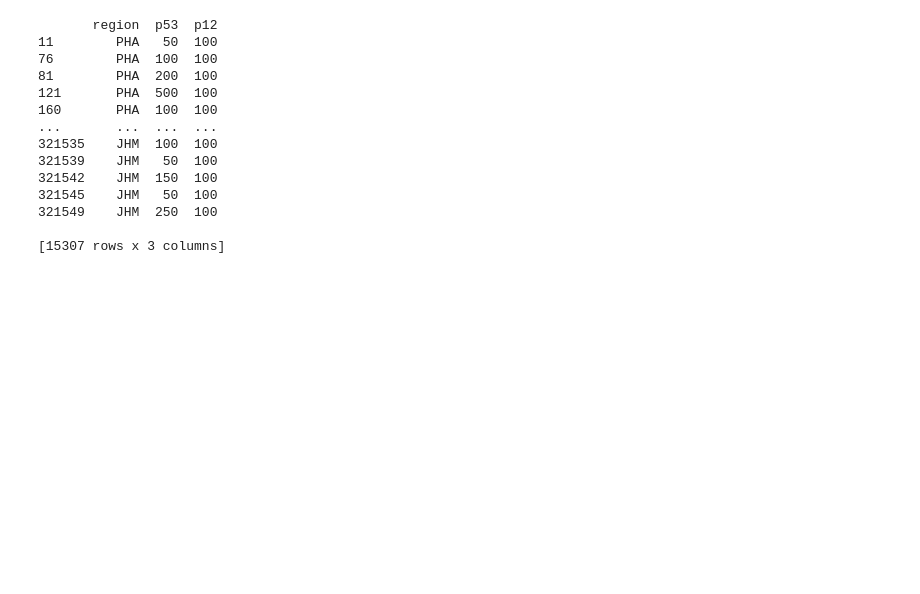
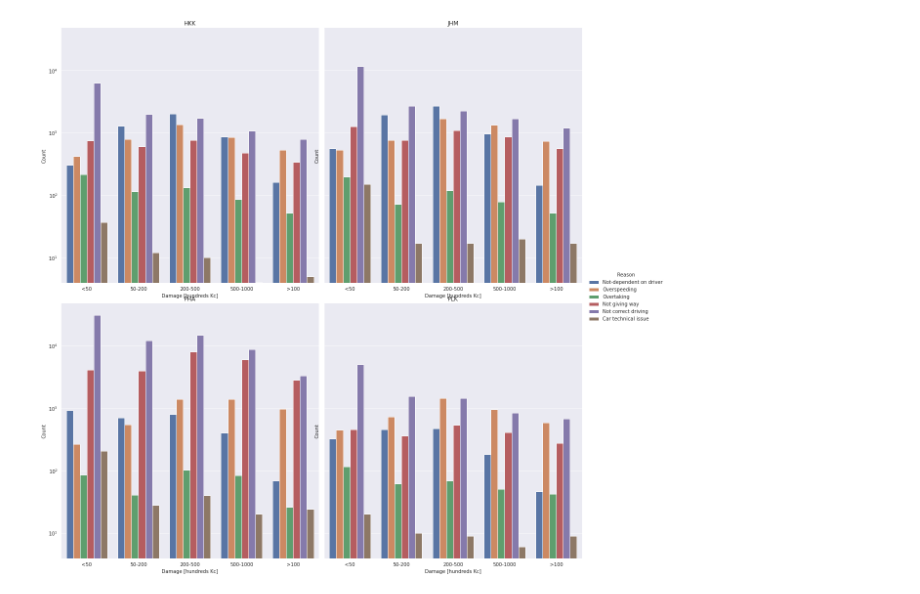
Before and after one commit to x00Pavel/IZV-project, a Jupyter notebook: analises.ipynb, the cells around one changed output. Drawn from its saved outputs; the diff is of its cells as text; code cells hidden in the pictures; blank space fills up the shorter version.

```diff
--- a/analises.ipynb
+++ b/analises.ipynb
@@ -77,24 +98,43 @@ plot_conseq(df, fig_location="01_nasledky.png", show_figure=True)
-# %%
-def plot_damage(df: pd.DataFrame, fig_location: str = None,
-                show_figure: bool = False):
-    df = df.loc[df['region'].isin(['JHM','HKK','PLK','PHA'])]
-    df = df[["region", "p53", "p12"]]
-    print(df[df["p12"] == 100])
-    # print(pd.cut(df["p12"], 5))
-    # print(df)
-plot_damage(df, "02_priciny.png", True)
-# %% [output]
-       region  p53  p12
-11        PHA   50  100
-76        PHA  100  100
-81        PHA  200  100
-121       PHA  500  100
-160       PHA  100  100
-...       ...  ...  ...
-321535    JHM  100  100
-321539    JHM   50  100
-321542    JHM  150  100
-321545    JHM   50  100
-321549    JHM  250  100
-
-[15307 rows x 3 columns]
+# %%
+def plot_damage(df: pd.DataFrame, fig_location: str = None,
+                show_figure: bool = False):
+    res = df[df['region'].isin(['JHM','HKK','PLK','PHA'])][["region", "p53", "p12"]]
+
+    labels = ["Not-dependent on driver", "Overspeeding", "Overtaking", "Not giving way", "Not correct driving", "Car technical issue"]
+    idx = pd.IntervalIndex.from_tuples([(99,100), (200, 209), (300, 311), (400, 414), (500, 516), (600, 616)], closed="both")
+    res["reason"] = pd.CategoricalIndex(pd.cut(res["p12"], bins=idx)).rename_categories({interval: name for interval, name in zip(idx.values, labels)})
+
+    labels = ["<50", "50-200", "200-500", "500-1000", ">100"]
+    idx = pd.IntervalIndex.from_tuples([(0,50), (50, 200), (200, 500), (500, 1000), (1000,100_000_000)], closed="left")
+    res["range"] = pd.CategoricalIndex(pd.cut(res["p53"], bins=idx)).rename_categories({interval: name for interval, name in zip(idx.values, labels)})
+
+    res = res.groupby(["region", "range", "reason"]).agg({"p53":"count"}).reset_index()
+    sns.set_style("darkgrid")
+
+    fg = sns.FacetGrid(data=res,
+                      col='region',
+                      col_wrap = 2,
+                      sharex=False,
+                      sharey=True,
+                      height=8,
+                      aspect=1,
+                      legend_out=True)
+    # set plots on grid
+    fg.map(sns.barplot, "range", "p53", "reason", palette="deep", )
+    fg.set(yscale="log")
+    fg.add_legend(title="Reason")
+    fg.tight_layout(pad=5, h_pad=4.5, rect=[1, 1, 1, 1])
+    # plt.figure(figsize=(10,18))
+    for ax in fg.axes.flatten():
+        ax.set_title(ax.get_title().split("= ")[-1])
+        ax.set_xlabel("Damage [hundreds Kc]")
+        ax.set_ylabel("Count")
+
+    if fig_location is not None:
+        plt.savefig(fig_location)
+    if show_figure:
+        plt.show()
+
+plot_damage(df, "02_priciny.png", True)
+# %% [output]
+[figure, added]
```
Also changed, not shown: parts of 4 cells of this notebook, 1 other file.
